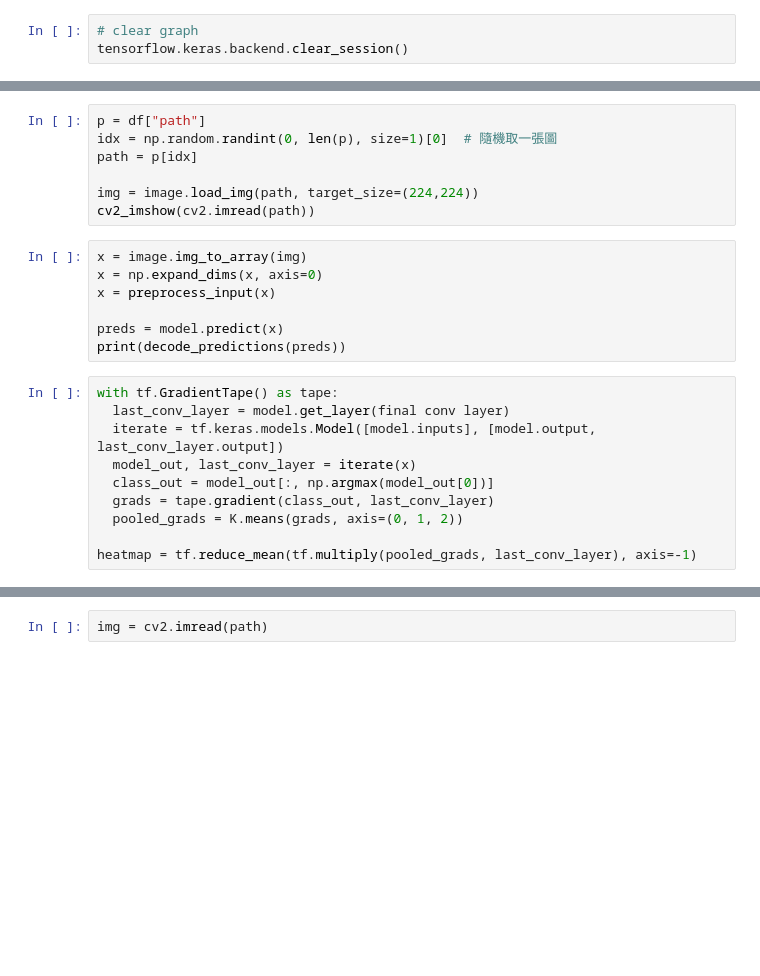
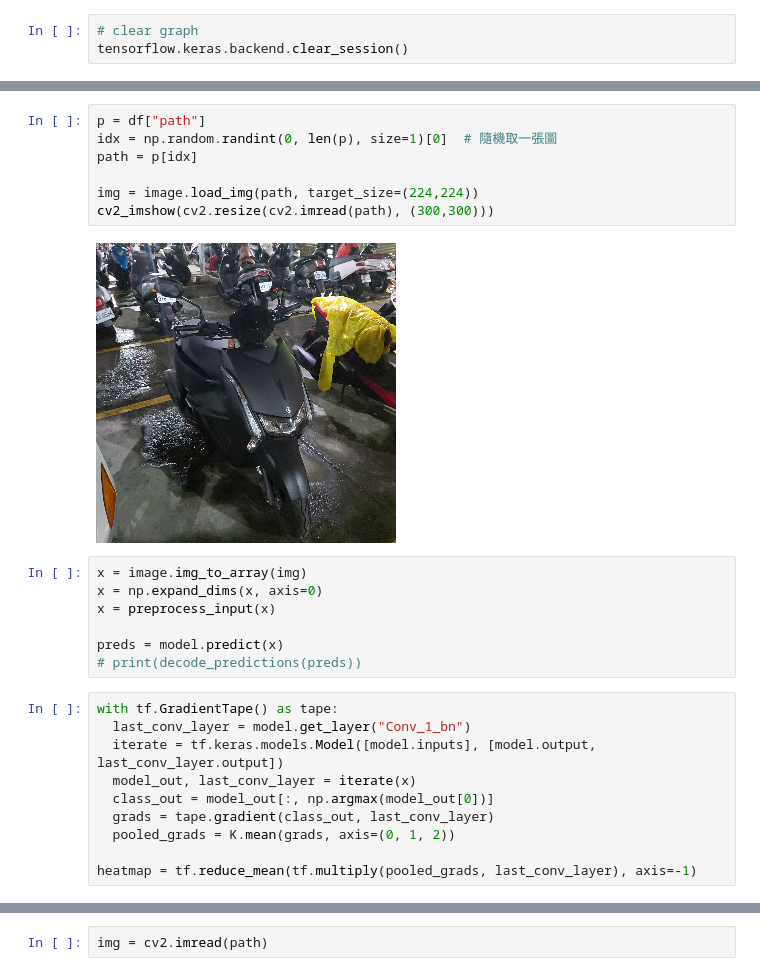
Before and after one commit to Whaleman0423/Project_Scooter_Model_Image_Recognition, a Jupyter notebook: MobileNetV2_scooters1106.ipynb, the cells around one changed output, grey strips where cells are left out. Cells and saved outputs as stored; diff of their text form; blank space fills up the shorter version.

```diff
--- a/MobileNetV2_scooters1106.ipynb
+++ b/MobileNetV2_scooters1106.ipynb
@@ -302,25 +321,27 @@ model.summary()
 # %%
 p = df["path"]
 idx = np.random.randint(0, len(p), size=1)[0]  # 隨機取一張圖
 path = p[idx]
 
 img = image.load_img(path, target_size=(224,224))
-cv2_imshow(cv2.imread(path))
+cv2_imshow(cv2.resize(cv2.imread(path), (300,300)))
+# %% [output]
+[figure, added]
 # %%
 x = image.img_to_array(img)
 x = np.expand_dims(x, axis=0)
 x = preprocess_input(x)
 
 preds = model.predict(x)
-print(decode_predictions(preds))
+# print(decode_predictions(preds))
 # %%
 with tf.GradientTape() as tape:
-  last_conv_layer = model.get_layer(final conv layer)
+  last_conv_layer = model.get_layer("Conv_1_bn")
   iterate = tf.keras.models.Model([model.inputs], [model.output, last_conv_layer.output])
   model_out, last_conv_layer = iterate(x)
   class_out = model_out[:, np.argmax(model_out[0])]
   grads = tape.gradient(class_out, last_conv_layer)
-  pooled_grads = K.means(grads, axis=(0, 1, 2))
+  pooled_grads = K.mean(grads, axis=(0, 1, 2))
 
 heatmap = tf.reduce_mean(tf.multiply(pooled_grads, last_conv_layer), axis=-1)
 # %%
```
Also changed, not shown: parts of 8 cells of this notebook.
